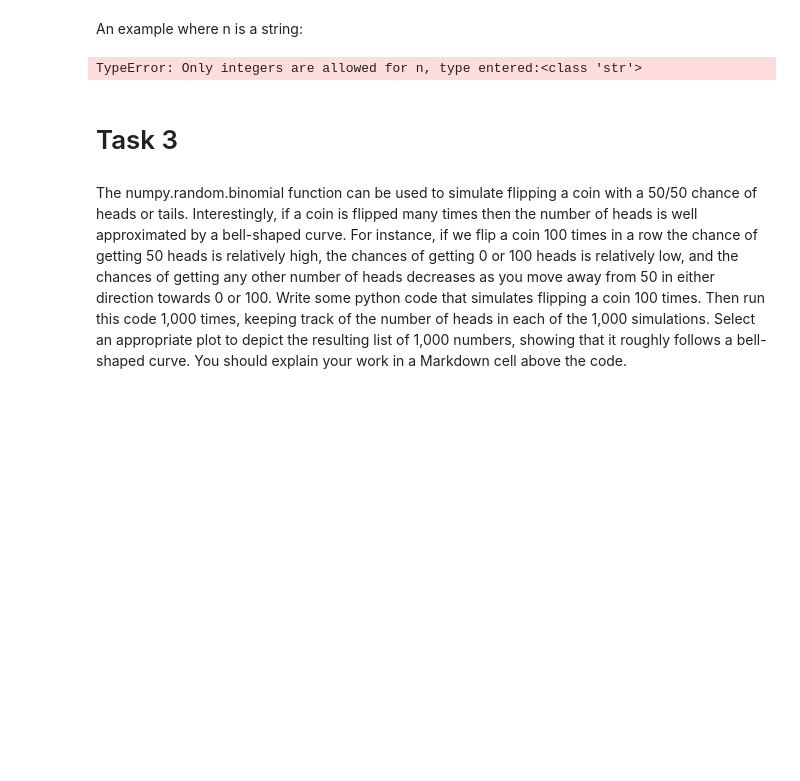
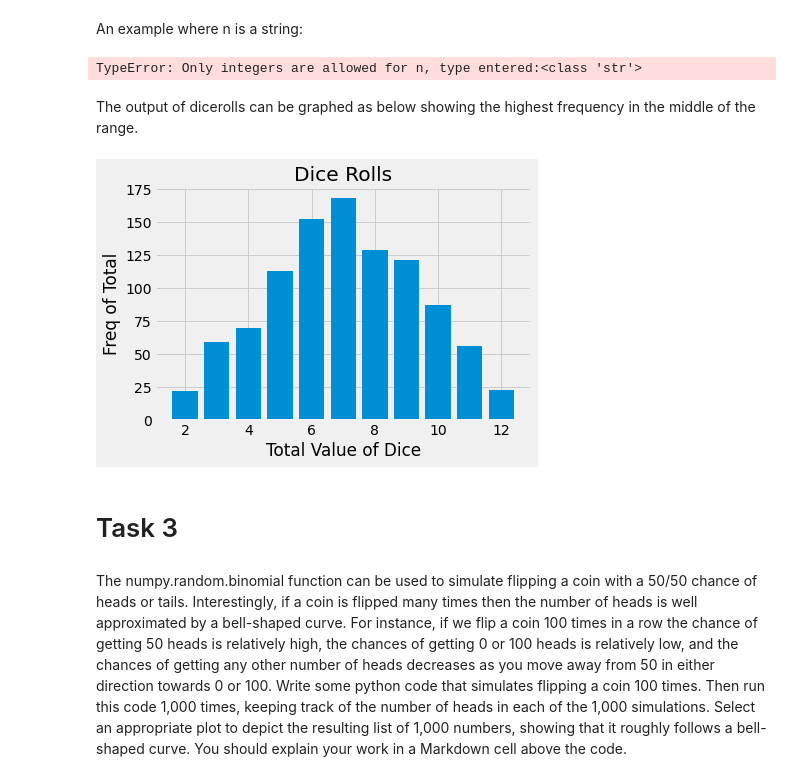
Before and after one commit to danielmccallion/Fundamentals_of_Data_Analysis-Tasks, a Jupyter notebook: Tasks.ipynb, the cells around one changed output. Saved outputs shown, nothing was run; the diff lists cells and outputs as text; code cells hidden in the pictures; blank space fills up the shorter version.

Commit message:
Modified dicerolls function for task 3 and graphed task 2

```diff
--- a/Tasks.ipynb
+++ b/Tasks.ipynb
@@ -301,6 +301,20 @@ An example where n is a string:
 dicerolls(9, "2")
 # %% [output]
 TypeError: Only integers are allowed for n, type entered:<class 'str'>
+# %% [markdown]
+The output of dicerolls can be graphed as below showing the highest frequency in the middle of the range.
+# %%
+dice_to_graph = dicerolls(2, 1000)
+
+# Plot dictionary as graph using zip [14]
+plt.bar(*zip(*dice_to_graph .items()))
+# Set Labels [15]
+plt.title('Dice Rolls')
+plt.xlabel('Total Value of Dice')
+plt.ylabel('Freq of Total')
+plt.show()
+# %% [output]
+[figure, added]
 # %% [markdown]
 # Task 3
 # %% [markdown]
```
Also changed, not shown: parts of 4 cells of this notebook.
